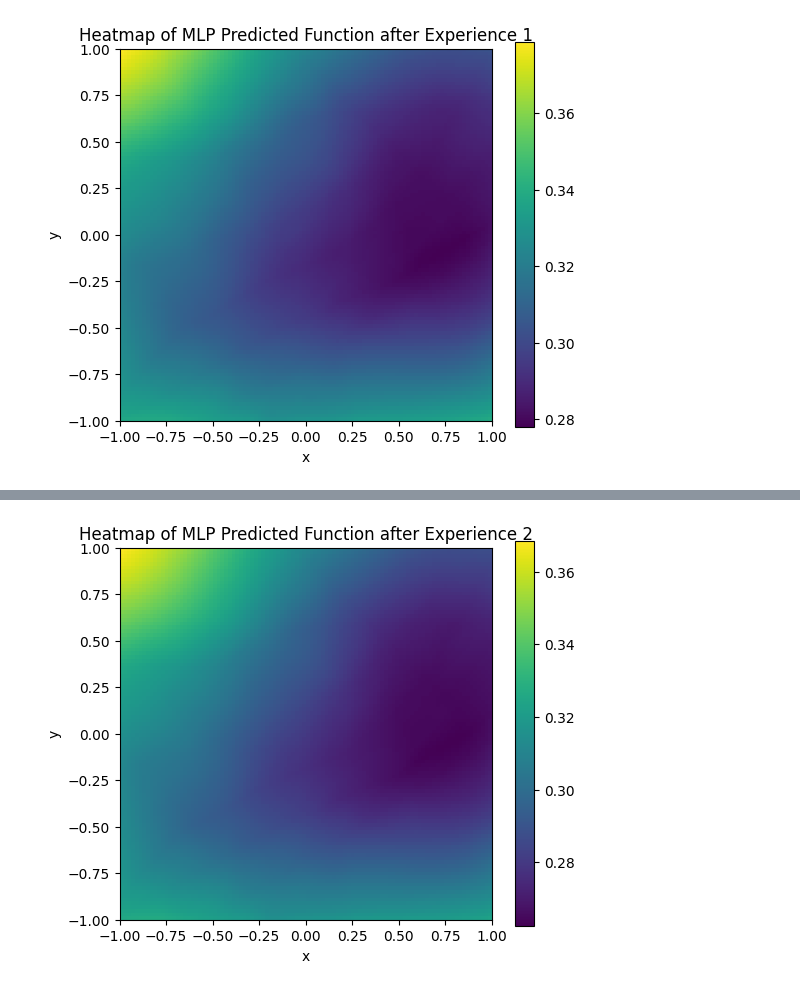
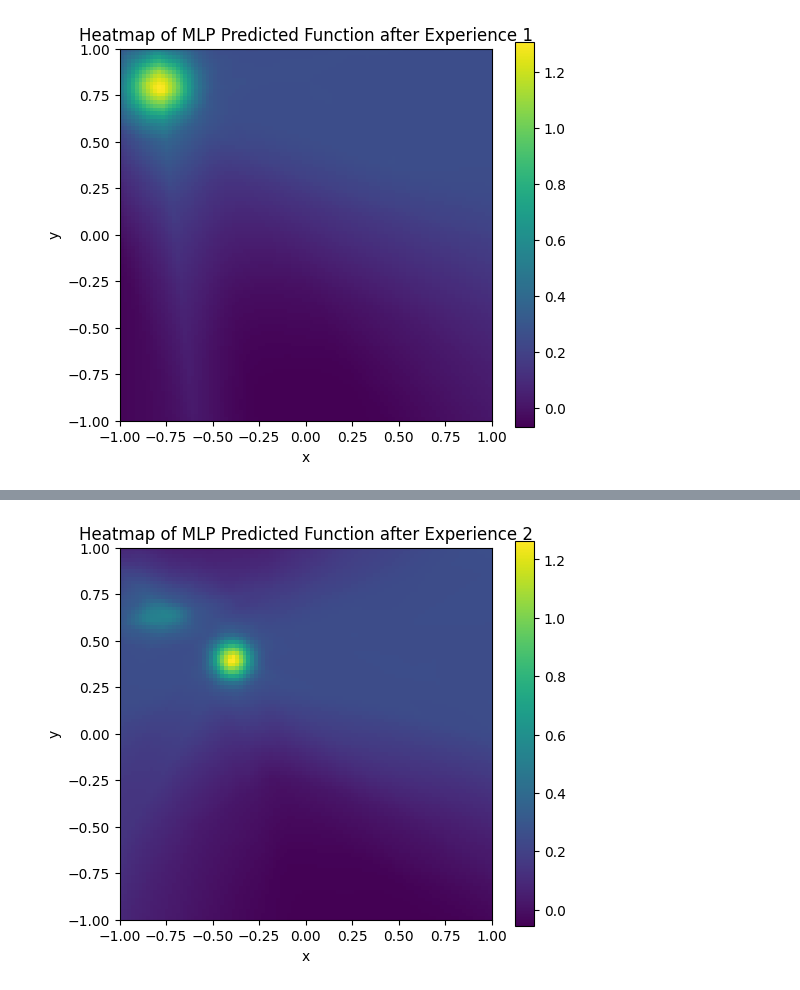
Before and after one commit to harris2001/KAN-T-Forget, a Jupyter notebook: Experiments/Toy_Examples/2D_Gaussians_MLP.ipynb, the cells around one changed output, grey strips where cells are left out. Saved outputs shown, nothing was run; the diff lists cells and outputs as text; code cells hidden in the pictures.

```diff
--- a/Experiments/Toy_Examples/2D_Gaussians_MLP.ipynb
+++ b/Experiments/Toy_Examples/2D_Gaussians_MLP.ipynb
@@ -62,14 +62,16 @@ class MLP(nn.Module):
         super(MLP, self).__init__()
         self.fc1 = nn.Linear(2, 64)
         self.fc2 = nn.Linear(64, 128)
-        self.fc3 = nn.Linear(128, 32)
-        self.fc4 = nn.Linear(32, 1)
+        self.fc3 = nn.Linear(128, 64)
+        self.fc4 = nn.Linear(64, 32)
+        self.fc5 = nn.Linear(32, 1)
 
     def forward(self, x):
         x = torch.relu(self.fc1(x))
         x = torch.relu(self.fc2(x))
         x = torch.relu(self.fc3(x))
-        x = self.fc4(x)
+        x = torch.relu(self.fc4(x))
+        x = self.fc5(x)
         return x
 
 # Initialize the model, loss function, and optimizer
@@ -81,7 +83,7 @@ criterion = nn.MSELoss()
 optimizer = optim.Adam(model.parameters(), lr=0.001)
 
 # Training and evaluation loop
-num_epochs = 200
+num_epochs = 100
 batch_size = 64
 
 for i in range(n_experiences):
@@ -167,2 +163,2 @@ Epoch [200/200], Loss: 0.0395
-[figure, old version]
+[figure, new version]
 Training on Experience 2
@@ -185,2 +175,2 @@ Epoch [200/200], Loss: 0.0160
-[figure, old version]
+[figure, new version]
 Training on Experience 3
```
Also changed, not shown: parts of 1 cell of this notebook, 16 other files.
